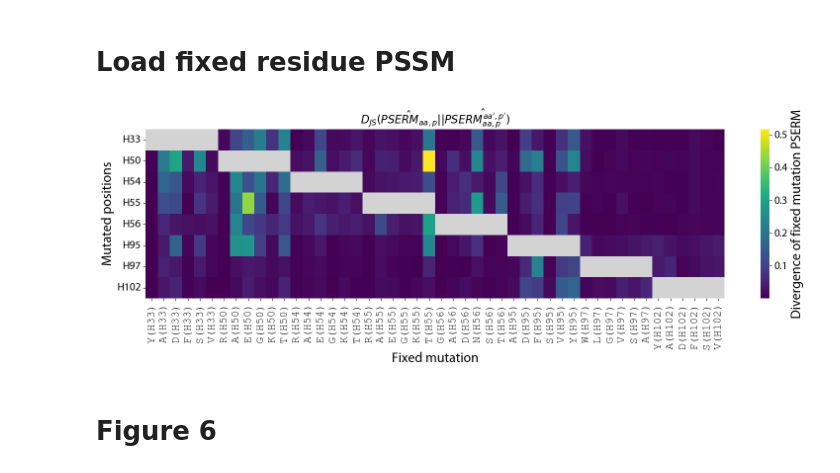
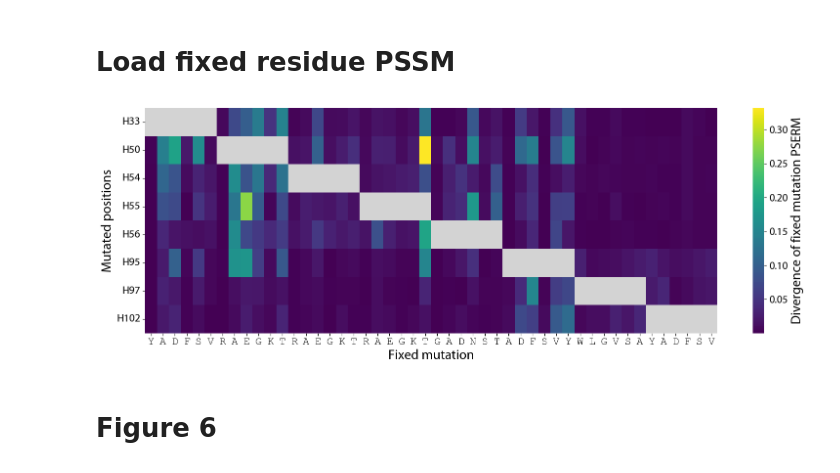
Before and after one commit to Tessier-Lab-UMich/PSERM_paper, a Jupyter notebook: 6_Context_Dependence/context_dependence.ipynb, the cells around one changed output. Cells and saved outputs as stored; diff of their text form; code cells hidden in the pictures.

```diff
--- a/6_Context_Dependence/context_dependence.ipynb
+++ b/6_Context_Dependence/context_dependence.ipynb
@@ -175,39 +177,38 @@ for j in range(len(p1_data.wt)):
     for _ in range(len(p1_data.library[j])):
         ag_mask[row, j] = 1
         row += 1
 
 sns.heatmap(p1_data.JS_data['Ag01_P'].T, mask = ag_mask.T, ax = ax, cmap = 'viridis')#, cbar_kws={"shrink": 0.55})
 ax.set_facecolor('lightgrey')
 
 mutated_pos = ['H33', 'H50', 'H54', 'H55', 'H56', 'H95', 'H97', 'H102']
 
 current_xticks = ax.get_xticklabels()
-new_yticks = [
-    f"{t.get_text().split('_')[1]}({mutated_pos[int(t.get_text().split('_')[0])]})" for t in current_xticks]
+new_yticks = [f"{t.get_text().split('_')[1]}" for t in current_xticks]
 
 ax.set_ylabel('Mutated positions', fontproperties = prop)
 ax.set_xlabel('Fixed mutation', fontproperties = prop)
 
-ax.set_xticklabels(new_yticks)
+ax.set_xticklabels(new_yticks, rotation = 0)
 ax.set_yticks([i +0.5 for i in range(len(mutated_pos))], mutated_pos, fontproperties = tickprop, rotation = 0)
 
 for tick in ax.get_xticklabels():
     tick.set_fontproperties(aaprop)
 
 cbar_label = r"Divergence of fixed mutation PSERM"
 ax_title = r"$\hat{D_{JS}(PSERM_{aa,p}}||\hat{PSERM^{aa',p'}_{aa,p}})$"
 
 colorbar = ax.collections[0].colorbar
 colorbar.set_label(cbar_label, fontproperties = prop)
 for tick in colorbar.ax.get_yticklabels():
     tick.set_fontproperties(tickprop)
-ax.set_title(ax_title, fontproperties = tickprop)
+#ax.set_title(ax_title, fontproperties = tickprop)
 
 plt.tight_layout()
-#plt.savefig('Fig S3 All mutations Ag JS divergence.pdf')
+#plt.savefig('Ag JS defense.pdf')
 plt.show()
 # %% [output]
-[figure, old version]
+[figure, new version]
 # %% [markdown]
 # Figure 6
 # %%
```
Also changed, not shown: parts of 5 cells of this notebook, 4 other files.
